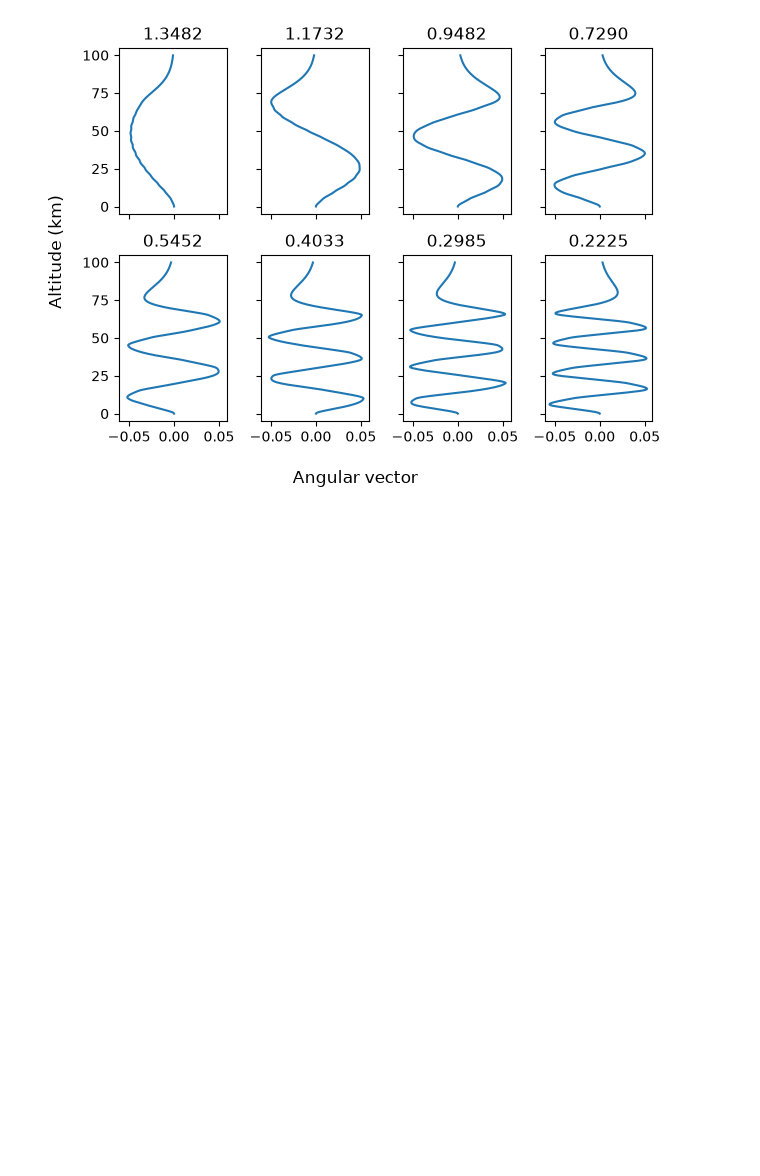
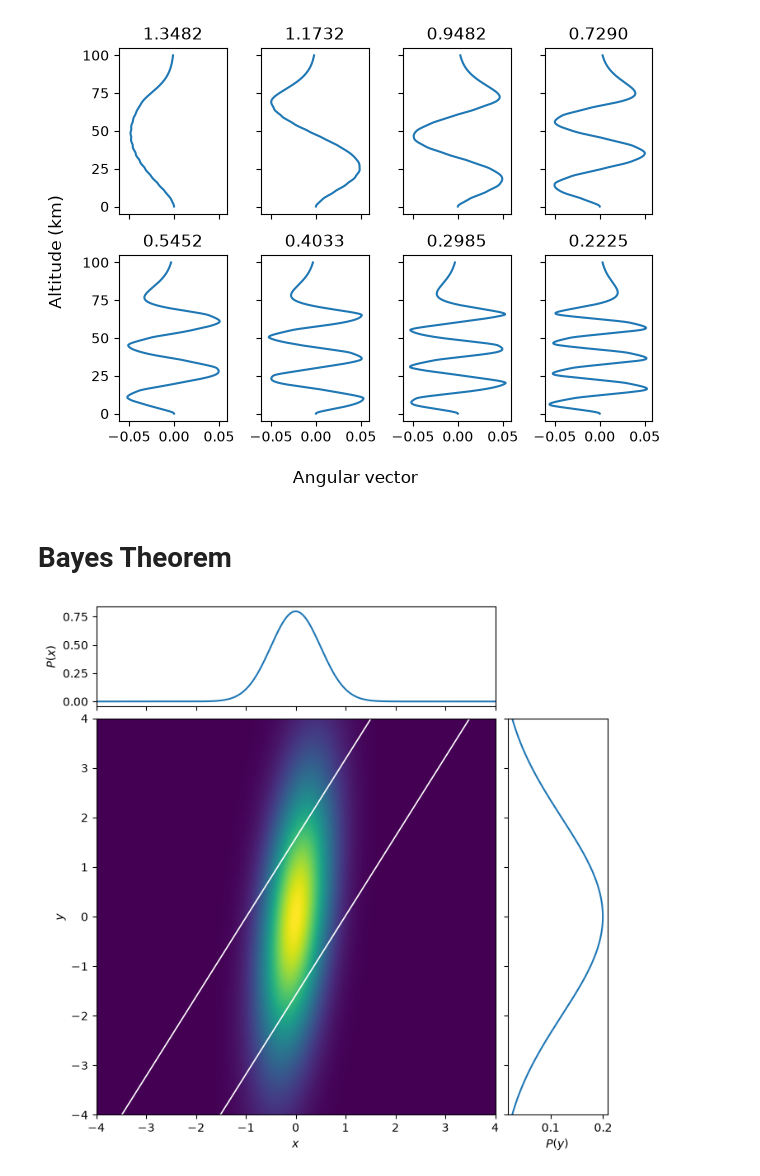
Before and after one commit to mfrans1/PyRodgers, a Jupyter notebook: information_aspects/information_aspects.ipynb, the cells around one changed output. Cells and saved outputs as stored; diff of their text form; code cells hidden in the pictures; blank space fills up the shorter version.

Commit message:
making joint probability plots

```diff
--- a/information_aspects/information_aspects.ipynb
+++ b/information_aspects/information_aspects.ipynb
@@ -130,3 +130,74 @@ fig.tight_layout()
 plt.savefig(os.getcwd() + "/data/weighting_function_svd.png")
 # %% [output]
 [figure]
+# %% [markdown]
+# Bayes Theorem
+# %%
+from matplotlib.gridspec import GridSpec
+from scipy.stats import multivariate_normal, norm
+
+mu_x, sigma_x = 0, 0.5
+mu_y, sigma_y = 0, 2
+
+rho = 0.4
+
+x = np.linspace(-4, 4, 200)
+y = np.linspace(-4, 4, 200)
+X, Y = np.meshgrid(x, y)
+
+cov = [[sigma_x**2, rho*sigma_x*sigma_y],
+       [rho*sigma_x*sigma_y, sigma_y**2]]
+
+rv = multivariate_normal([mu_x, mu_y], cov)
+P_xy = rv.pdf(np.dstack((X, Y)))
+
+# Marginal distributions
+Px = norm.pdf(x, mu_x, sigma_x)
+Py = norm.pdf(y, mu_y, sigma_y)
+
+# Conditional distribution
+P_y_x = P_xy / Px[np.newaxis, :]
+
+# Figure layout
+fig = plt.figure(figsize=(8, 8))
+gs = GridSpec(2, 2, width_ratios=[4, 1],
+              height_ratios=[1, 4],
+              hspace=0.05, wspace=0.05)
+
+ax_x = fig.add_subplot(gs[0, 0])
+ax_xy = fig.add_subplot(gs[1, 0], sharex=ax_x)
+ax_y = fig.add_subplot(gs[1, 1], sharey=ax_xy)
+
+# Marginal x
+ax_x.plot(x, Px)
+ax_x.set_ylabel("$P(x)$")
+ax_x.tick_params(labelbottom=False)
+
+# Joint distribution
+# Joint distribution
+im = ax_xy.imshow(
+    P_xy,
+    extent=[x.min(), x.max(), y.min(), y.max()],
+    origin="lower",
+    aspect="auto",
+    cmap="viridis"
+)
+
+ax_xy.contour(
+    X, Y, P_y_x,
+    levels=1,
+    colors="white",
+    linewidths=1.2,
+)
+
+ax_xy.set_xlabel("$x$")
+ax_xy.set_ylabel("$y$")
+ax_xy.set_xlabel("$x$")
+ax_xy.set_ylabel("$y$")
+
+ax_y.plot(Py, y)
+ax_y.set_xlabel("$P(y)$")
+ax_y.tick_params(labelleft=False)
+plt.show()
+# %% [output]
+[figure, added]
```
Also changed, not shown: 2 other files.
